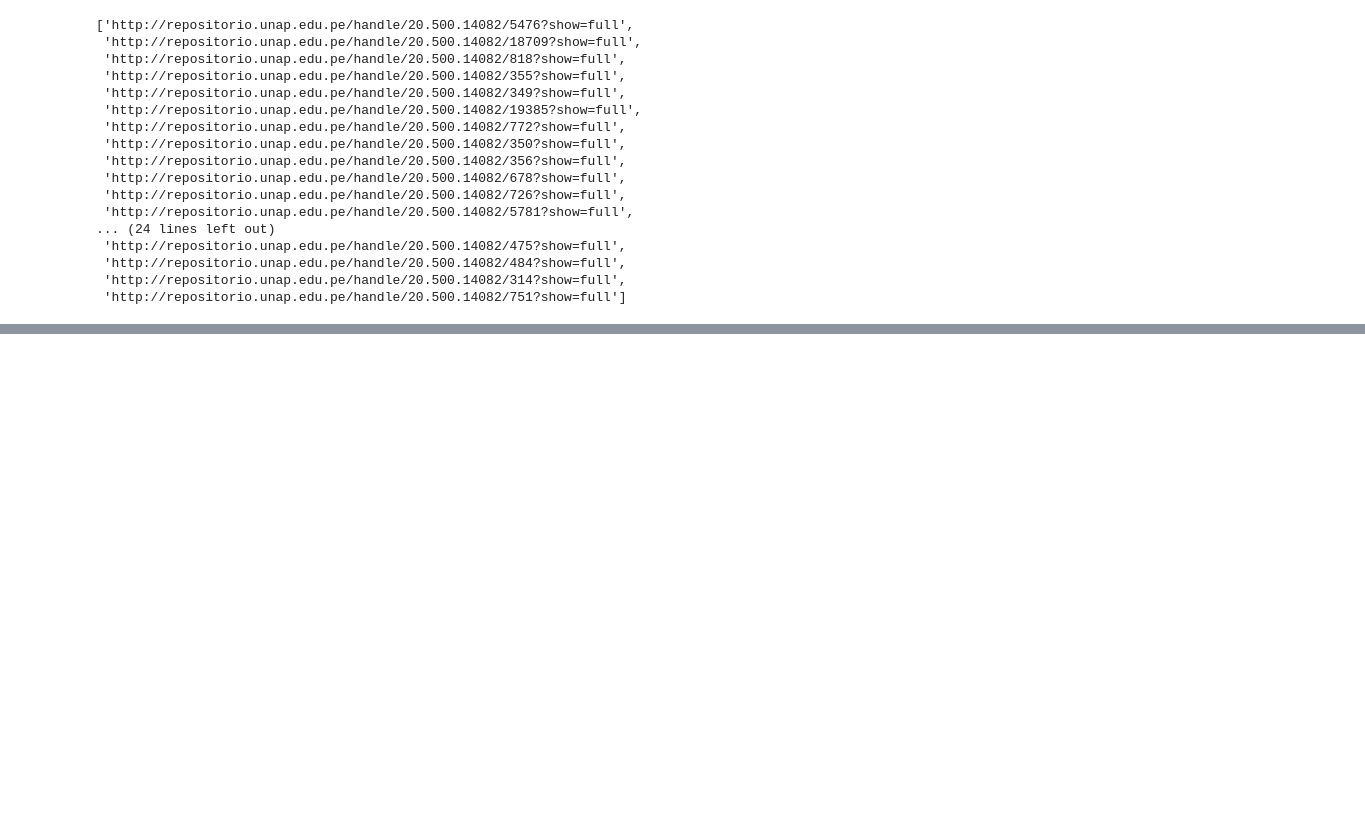
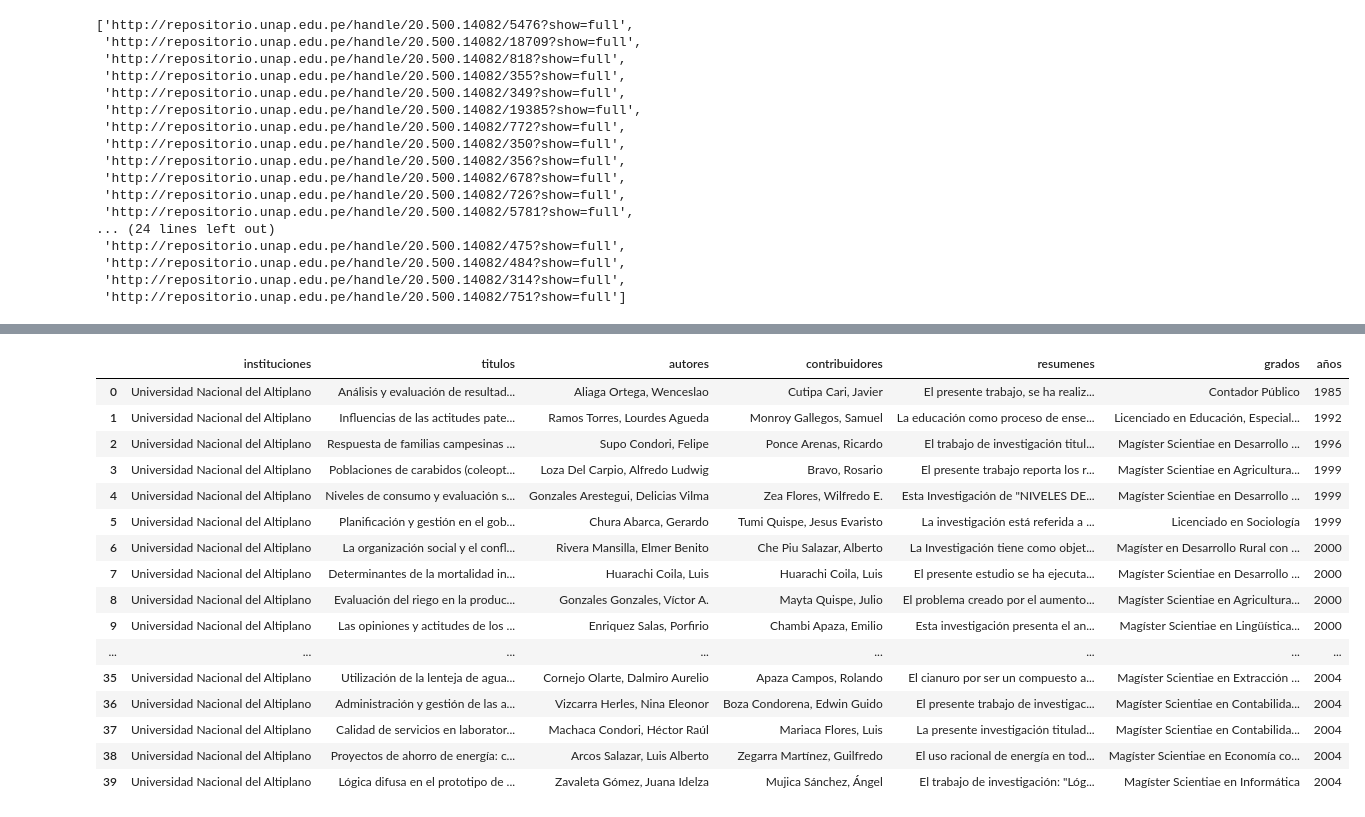
Before and after one commit to Geraldine-Geronimo/LP2_TRABAJO_FINAL, a Jupyter notebook: UNA.ipynb, the cells around one changed output, grey strips where cells are left out. Cells and saved outputs as stored; diff of their text form; code cells hidden in the pictures; blank space fills up the shorter version.

```diff
--- a/UNA.ipynb
+++ b/UNA.ipynb
@@ -234,0 +235,4 @@ df
+# %%
+every_page = all_pages("http://tesis.unap.edu.pe/handle/20.500.14082/153/browse?type=dateissued")
+publications_links = list(itertools.chain(*[links_scrapy(url) for url in every_page[0:2]]))
+publications_links
@@ -234,0 +379,31 @@ df
+# %%
+#Creamos un data frame donde se guardará todos los datos de las tesis de manera ordenada
+df_pos = pd.DataFrame()
+
+df_pos['instituciones'] = instituciones
+df_pos['titulos'] = titulos
+df_pos['autores'] = autores
+df_pos['contribuidores'] = contribuidores
+df_pos['resumenes'] = resumenes
+df_pos['grados'] = grados
+df_pos['años'] = años
+
+df_pos
+# %% [output]
+|  | instituciones | titulos | autores | contribuidores | resumenes | grados | años |
+| 0 | Universidad Nacional del Altiplano | Análisis y evaluación de resultad... | Aliaga Ortega, Wenceslao | Cutipa Cari, Javier | El presente trabajo, se ha realiz... | Contador Público | 1985 |
+| 1 | Universidad Nacional del Altiplano | Influencias de las actitudes pate... | Ramos Torres, Lourdes Agueda | Monroy Gallegos, Samuel | La educación como proceso de ense... | Licenciado en Educación, Especial... | 1992 |
+| 2 | Universidad Nacional del Altiplano | Respuesta de familias campesinas ... | Supo Condori, Felipe | Ponce Arenas, Ricardo | El trabajo de investigación titul... | Magíster Scientiae en Desarrollo ... | 1996 |
+| 3 | Universidad Nacional del Altiplano | Poblaciones de carabidos (coleopt... | Loza Del Carpio, Alfredo Ludwig | Bravo, Rosario | El presente trabajo reporta los r... | Magíster Scientiae en Agricultura... | 1999 |
+| 4 | Universidad Nacional del Altiplano | Niveles de consumo y evaluación s... | Gonzales Arestegui, Delicias Vilma | Zea Flores, Wilfredo E. | Esta Investigación de "NIVELES DE... | Magíster Scientiae en Desarrollo ... | 1999 |
+| 5 | Universidad Nacional del Altiplano | Planificación y gestión en el gob... | Chura Abarca, Gerardo | Tumi Quispe, Jesus Evaristo | La investigación está referida a ... | Licenciado en Sociología | 1999 |
+| 6 | Universidad Nacional del Altiplano | La organización social y el confl... | Rivera Mansilla, Elmer Benito | Che Piu Salazar, Alberto | La Investigación tiene como objet... | Magíster en Desarrollo Rural con ... | 2000 |
+| 7 | Universidad Nacional del Altiplano | Determinantes de la mortalidad in... | Huarachi Coila, Luis | Huarachi Coila, Luis | El presente estudio se ha ejecuta... | Magíster Scientiae en Desarrollo ... | 2000 |
+| 8 | Universidad Nacional del Altiplano | Evaluación del riego en la produc... | Gonzales Gonzales, Víctor A. | Mayta Quispe, Julio | El problema creado por el aumento... | Magíster Scientiae en Agricultura... | 2000 |
+| 9 | Universidad Nacional del Altiplano | Las opiniones y actitudes de los ... | Enriquez Salas, Porfirio | Chambi Apaza, Emilio | Esta investigación presenta el an... | Magíster Scientiae en Lingüística... | 2000 |
+| ... | ... | ... | ... | ... | ... | ... | ... |
+| 35 | Universidad Nacional del Altiplano | Utilización de la lenteja de agua... | Cornejo Olarte, Dalmiro Aurelio | Apaza Campos, Rolando | El cianuro por ser un compuesto a... | Magíster Scientiae en Extracción ... | 2004 |
+| 36 | Universidad Nacional del Altiplano | Administración y gestión de las a... | Vizcarra Herles, Nina Eleonor | Boza Condorena, Edwin Guido | El presente trabajo de investigac... | Magíster Scientiae en Contabilida... | 2004 |
+| 37 | Universidad Nacional del Altiplano | Calidad de servicios en laborator... | Machaca Condori, Héctor Raúl | Mariaca Flores, Luis | La presente investigación titulad... | Magíster Scientiae en Contabilida... | 2004 |
+| 38 | Universidad Nacional del Altiplano | Proyectos de ahorro de energía: c... | Arcos Salazar, Luis Alberto | Zegarra Martínez, Guilfredo | El uso racional de energía en tod... | Magíster Scientiae en Economía co... | 2004 |
+| 39 | Universidad Nacional del Altiplano | Lógica difusa en el prototipo de ... | Zavaleta Gómez, Juana Idelza | Mujica Sánchez, Ángel | El trabajo de investigación: "Lóg... | Magíster Scientiae en Informática | 2004 |
```
Also changed, not shown: parts of 7 cells of this notebook, 1 other file.
